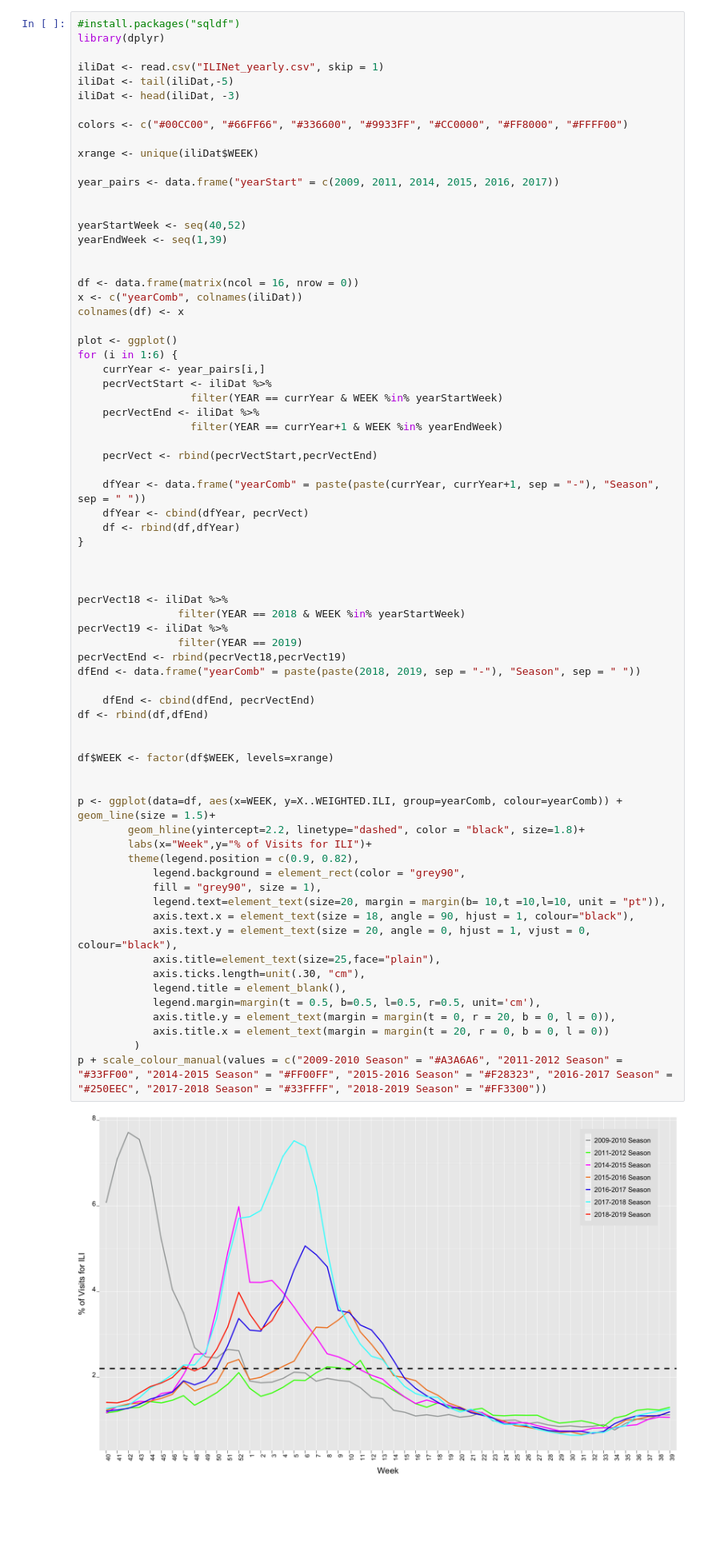
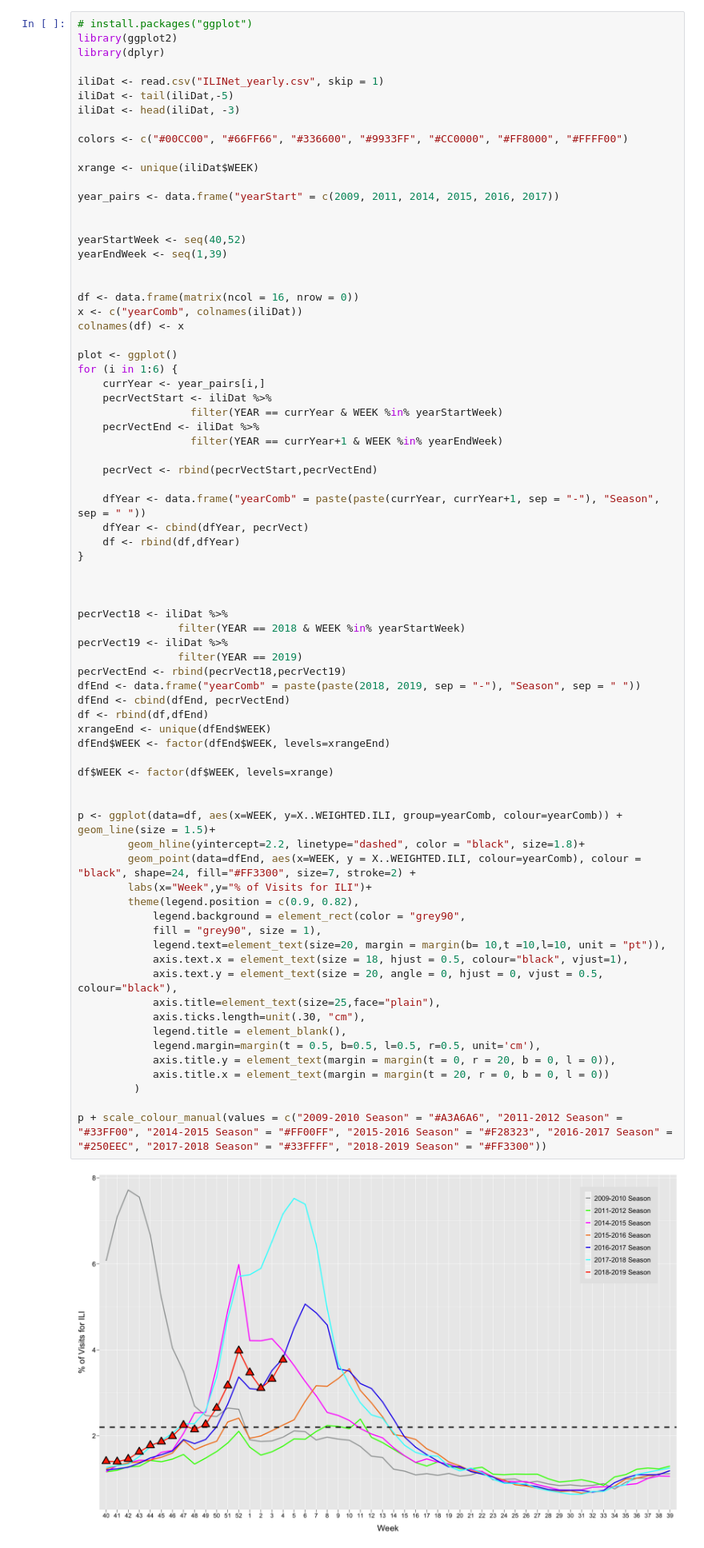
Before and after one commit to nullbringer/Exploratory-Data-Analysis, a Jupyter notebook: Lab1/part2/Lab1Part2.ipynb, the cells around one changed output. Shown at 80% size. Cells and saved outputs as stored; diff of their text form; blank space fills up the shorter version.

```diff
--- a/Lab1/part2/Lab1Part2.ipynb
+++ b/Lab1/part2/Lab1Part2.ipynb
@@ -124,7 +123,8 @@ legend("topleft",inset=c(0.765,0.08),legend=lineLegend, col=c("black", "#CC6600"
 # %% [output]
 [figure]
 # %%
-#install.packages("sqldf")
+# install.packages("ggplot")
+library(ggplot2)
 library(dplyr)
 
 iliDat <- read.csv("ILINet_yearly.csv", skip = 1)
@@ -163,36 +163,38 @@ for (i in 1:6) {
 
 
 
 pecrVect18 <- iliDat %>%
                 filter(YEAR == 2018 & WEEK %in% yearStartWeek)
 pecrVect19 <- iliDat %>%
                 filter(YEAR == 2019)
 pecrVectEnd <- rbind(pecrVect18,pecrVect19)
 dfEnd <- data.frame("yearComb" = paste(paste(2018, 2019, sep = "-"), "Season", sep = " "))
-
-    dfEnd <- cbind(dfEnd, pecrVectEnd)
+dfEnd <- cbind(dfEnd, pecrVectEnd)
 df <- rbind(df,dfEnd)
-
+xrangeEnd <- unique(dfEnd$WEEK)
+dfEnd$WEEK <- factor(dfEnd$WEEK, levels=xrangeEnd)
 
 df$WEEK <- factor(df$WEEK, levels=xrange)
 
 
 p <- ggplot(data=df, aes(x=WEEK, y=X..WEIGHTED.ILI, group=yearComb, colour=yearComb)) + geom_line(size = 1.5)+
         geom_hline(yintercept=2.2, linetype="dashed", color = "black", size=1.8)+
+        geom_point(data=dfEnd, aes(x=WEEK, y = X..WEIGHTED.ILI, colour=yearComb), colour = "black", shape=24, fill="#FF3300", size=7, stroke=2) +
         labs(x="Week",y="% of Visits for ILI")+
         theme(legend.position = c(0.9, 0.82),
             legend.background = element_rect(color = "grey90",
             fill = "grey90", size = 1),
             legend.text=element_text(size=20, margin = margin(b= 10,t =10,l=10, unit = "pt")),
-            axis.text.x = element_text(size = 18, angle = 90, hjust = 1, colour="black"),
-            axis.text.y = element_text(size = 20, angle = 0, hjust = 1, vjust = 0, colour="black"),
+            axis.text.x = element_text(size = 18, hjust = 0.5, colour="black", vjust=1),
+            axis.text.y = element_text(size = 20, angle = 0, hjust = 0, vjust = 0.5, colour="black"),
             axis.title=element_text(size=25,face="plain"),
             axis.ticks.length=unit(.30, "cm"),
             legend.title = element_blank(),
             legend.margin=margin(t = 0.5, b=0.5, l=0.5, r=0.5, unit='cm'),
             axis.title.y = element_text(margin = margin(t = 0, r = 20, b = 0, l = 0)),
             axis.title.x = element_text(margin = margin(t = 20, r = 0, b = 0, l = 0))
          )
+
 p + scale_colour_manual(values = c("2009-2010 Season" = "#A3A6A6", "2011-2012 Season" = "#33FF00", "2014-2015 Season" = "#FF00FF", "2015-2016 Season" = "#F28323", "2016-2017 Season" = "#250EEC", "2017-2018 Season" = "#33FFFF", "2018-2019 Season" = "#FF3300"))
 # %% [output]
-[figure, old version]
+[figure, new version]
```
Also changed, not shown: parts of 1 cell of this notebook.
